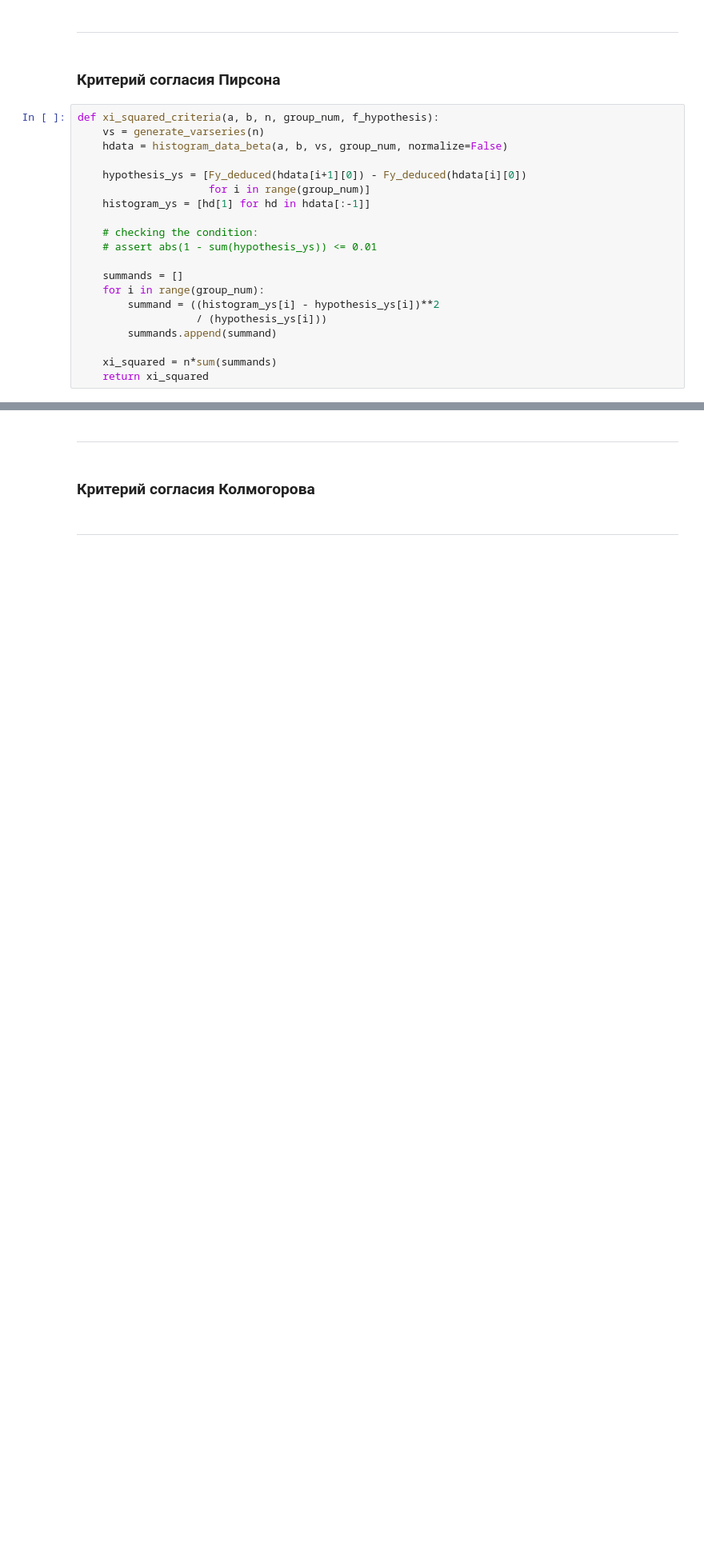
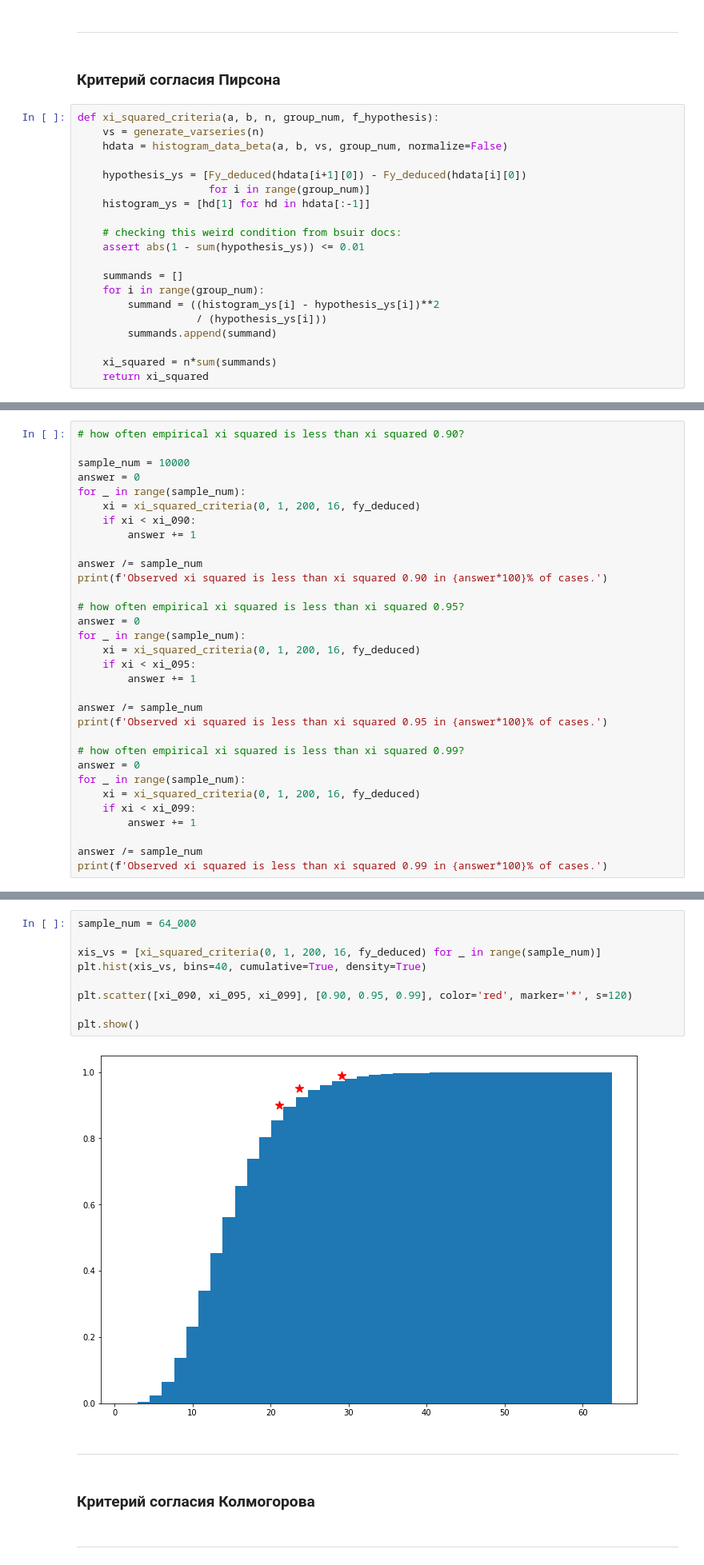
Before and after one commit to rosteeslove/bsuir-4th-term-python-stuff, a Jupyter notebook: math_stat/fourth.ipynb, the cells around one changed output, grey strips where cells are left out. Shown: that part at 80% size. Saved outputs shown, nothing was run; the diff lists cells and outputs as text; blank space fills up the shorter version.

```diff
--- a/math_stat/fourth.ipynb
+++ b/math_stat/fourth.ipynb
@@ -148,8 +121,8 @@ def xi_squared_criteria(a, b, n, group_num, f_hypothesis):
                      for i in range(group_num)]
     histogram_ys = [hd[1] for hd in hdata[:-1]]
 
-    # checking the condition:
-    # assert abs(1 - sum(hypothesis_ys)) <= 0.01
+    # checking this weird condition from bsuir docs:
+    assert abs(1 - sum(hypothesis_ys)) <= 0.01
 
     summands = []
     for i in range(group_num):
@@ -185,0 +168,32 @@ for i in range(20):
+# %%
+# how often empirical xi squared is less than xi squared 0.90?
+
+sample_num = 10000
+answer = 0
+for _ in range(sample_num):
+    xi = xi_squared_criteria(0, 1, 200, 16, fy_deduced)
+    if xi < xi_090:
+        answer += 1
+
+answer /= sample_num
+print(f'Observed xi squared is less than xi squared 0.90 in {answer*100}% of cases.')
+
+# how often empirical xi squared is less than xi squared 0.95?
+answer = 0
+for _ in range(sample_num):
+    xi = xi_squared_criteria(0, 1, 200, 16, fy_deduced)
+    if xi < xi_095:
+        answer += 1
+
+answer /= sample_num
+print(f'Observed xi squared is less than xi squared 0.95 in {answer*100}% of cases.')
+
+# how often empirical xi squared is less than xi squared 0.99?
+answer = 0
+for _ in range(sample_num):
+    xi = xi_squared_criteria(0, 1, 200, 16, fy_deduced)
+    if xi < xi_099:
+        answer += 1
+
+answer /= sample_num
+print(f'Observed xi squared is less than xi squared 0.99 in {answer*100}% of cases.')
@@ -186,3 +204,14 @@ for i in range(20):
+# %%
+sample_num = 64_000
+
+xis_vs = [xi_squared_criteria(0, 1, 200, 16, fy_deduced) for _ in range(sample_num)]
+plt.hist(xis_vs, bins=40, cumulative=True, density=True)
+
+plt.scatter([xi_090, xi_095, xi_099], [0.90, 0.95, 0.99], color='red', marker='*', s=120)
+
+plt.show()
+# %% [output]
+[figure, added]
 # %% [markdown]
 ***
 # %% [markdown]
```
Also changed, not shown: parts of 5 cells of this notebook.
